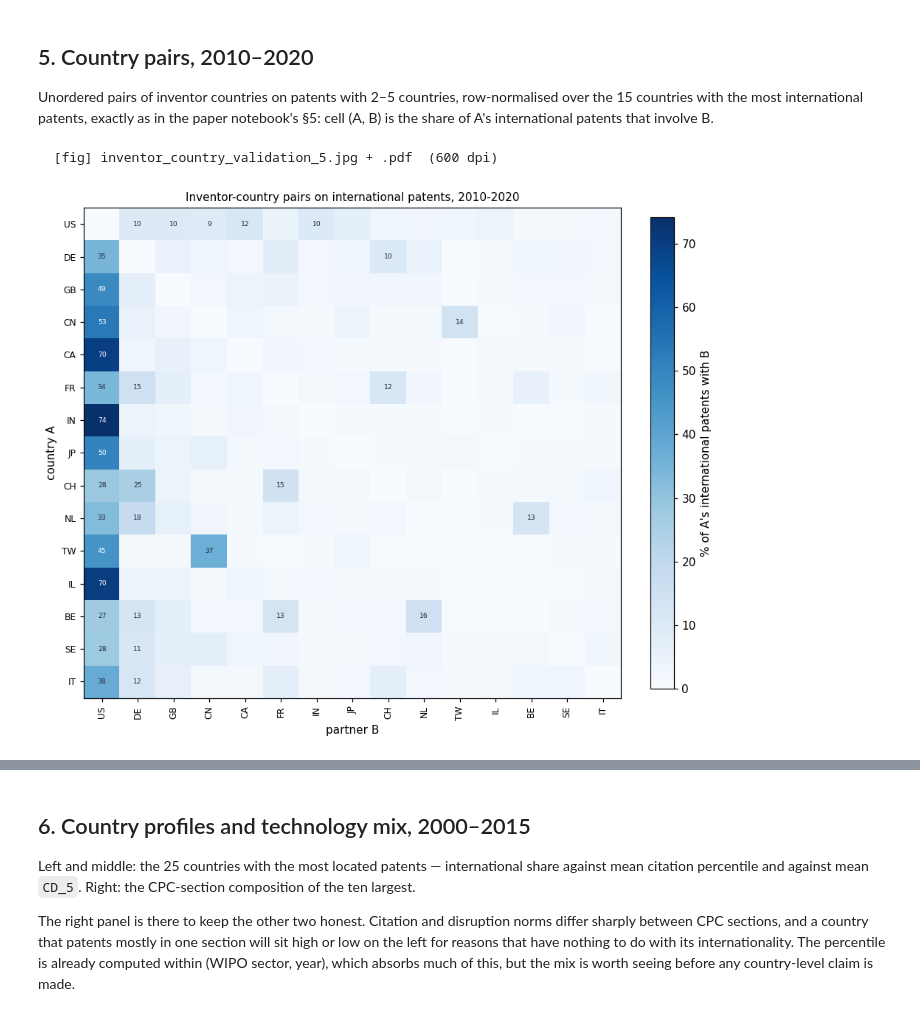
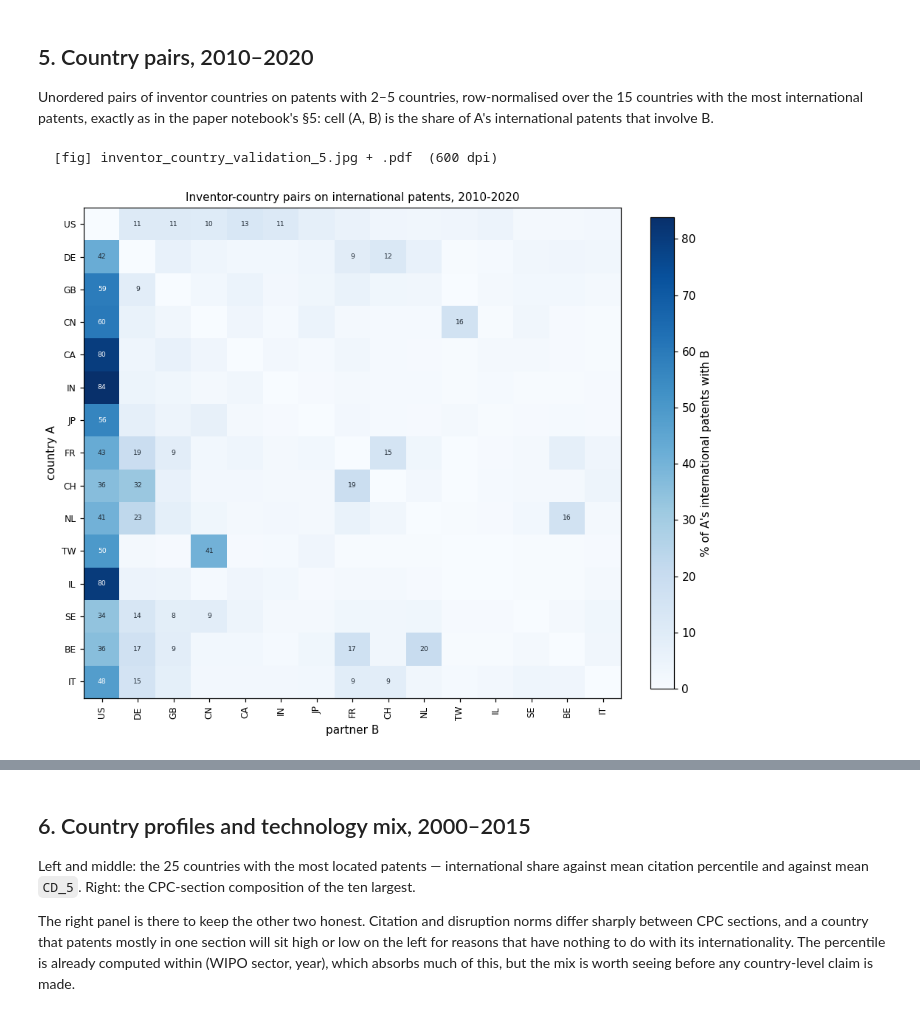
Before and after one commit to Dawoon-Jeong0523/Science-of-Science, a Jupyter notebook: validation/inventor_country_validation.ipynb, the cells around one changed output, grey strips where cells are left out. Saved outputs shown, nothing was run; the diff lists cells and outputs as text; code cells hidden in the pictures.

```diff
--- a/validation/inventor_country_validation.ipynb
+++ b/validation/inventor_country_validation.ipynb
@@ -48,9 +48,12 @@ IC   = Q('patent_inventor_country.parquet')
 META = Q('patent_metadata.parquet')
 HIT  = Q('patent_hit_probability.parquet')
 DISR = Q('patent_disruption.parquet')
-PAPER_BASE = os.environ.get('NB_BASE_FP', f'{V.VAL}/data/author_country_base.parquet')   # written by author_country_validation
+# The paper side of section 7: the base table author_country_validation writes. Its own env
+# name, so a smoke run of THIS notebook cannot be pointed at a sampled paper table by accident.
+PAPER_BASE = os.environ.get('NB_PAPER_BASE_FP', f'{V.VAL}/data/author_country_base.parquet')
 PAPER_AC, PAPER_META = V.paper('paper_author_country.parquet'), V.paper('paper_metadata.parquet')
 YMIN, YMAX = 1976, 2025
+YCOUNTRY = 1980      # the country-share series start here: 1976-79 are 76-84 % located, later years 99 %+
 
 con = duckdb.connect()
 con.execute(f"SET memory_limit='{os.environ.get('NB_DUCKDB_MEM', '150GB')}'")
@@ -78,23 +81,24 @@ def ci95(std, n):
     n = pd.to_numeric(n, errors='coerce').fillna(0).to_numpy(float)
     return 1.96 * std / np.sqrt(np.maximum(n, 1))
 
-def pair_heatmap(pairs, top, title, ax, cbar_label="% of A's international documents with B"):
+def pair_heatmap(pairs, docs, top, title, ax, cbar_label="% of A's international documents with B"):
     """pairs: DataFrame (c1, c2, n) over UNORDERED pairs, c1 < c2.
+    docs:  Series {country: number of international documents that country is on}.
 
-    Row-normalised, so the matrix is NOT symmetric: cell (A, B) is the share of A's
-    international documents that involve B. Reading it the other way round would say that a
-    small country and the US collaborate equally often, which is the opposite of the fact.
+    Row-normalised BY DOCUMENTS, so cell (A, B) is the share of A's international documents
+    that involve B. The denominator has to be counted separately: summing A's pair counts would
+    count a three-country paper twice for A (once per partner) and understate every cell by the
+    mean number of partners. The matrix is deliberately NOT symmetric -- reading it the other
+    way round would say that a small country and the US collaborate equally often.
     """
     top = list(top)
     m = pd.DataFrame(0.0, index=top, columns=top)
-    tot = {}
     for c1, c2, n in pairs[['c1', 'c2', 'n']].itertuples(index=False):
-        tot[c1] = tot.get(c1, 0) + n
-        tot[c2] = tot.get(c2, 0) + n
         if c1 in m.index and c2 in m.columns:
             m.loc[c1, c2] += n
             m.loc[c2, c1] += n
-    share = m.div(pd.Series({c: tot.get(c, 1) or 1 for c in top}), axis=0) * 100
+    den = pd.Series({c: float(docs.get(c, 0)) or 1.0 for c in top})
+    share = m.div(den, axis=0) * 100
     im = ax.imshow(share.to_numpy(), cmap=SEQ, aspect='auto')
     ax.set_xticks(range(len(top))); ax.set_xticklabels(top, rotation=90, fontsize=8)
     ax.set_yticks(range(len(top))); ax.set_yticklabels(top, fontsize=8)
@@ -348,10 +355,10 @@ globalisation of R&D as seen from inside the patent record.
 full = con.execute(f"""
 SELECT grant_year, c AS country, count(*) AS n
 FROM base, unnest(str_split(countries, ';')) AS u(c)
-WHERE countries IS NOT NULL AND grant_year BETWEEN {YMIN} AND {YMAX} GROUP BY 1, 2""").fetchdf()
+WHERE countries IS NOT NULL AND grant_year BETWEEN {YCOUNTRY} AND {YMAX} GROUP BY 1, 2""").fetchdf()
 den = con.execute(f"""
 SELECT grant_year, count(countries) AS located FROM base
-WHERE grant_year BETWEEN {YMIN} AND {YMAX} GROUP BY 1 ORDER BY 1""").fetchdf().set_index('grant_year')['located']
+WHERE grant_year BETWEEN {YCOUNTRY} AND {YMAX} GROUP BY 1 ORDER BY 1""").fetchdf().set_index('grant_year')['located']
 top10 = full[full.grant_year.between(2000, 2020)].groupby('country').n.sum().nlargest(10).index.tolist()
 frac = con.execute("""
 WITH x AS (
@@ -375,7 +382,7 @@ WHERE first_inventor_country IS NOT NULL AND assignee_countries IS NOT NULL
 fig, ax = plt.subplots(1, 3, figsize=(17, 4.3), gridspec_kw={'width_ratios': [1.4, 1, 0.9]})
 cmap = plt.get_cmap('tab10')
 for i, c in enumerate(top10):
-    g = full[full.country == c].set_index('grant_year').n.reindex(den.index)
+    g = full[full.country == c].set_index('grant_year').n.reindex(den.index, fill_value=0)   # a zero year is 0, not a gap
     ax[0].plot(den.index, 100 * g / den, lw=1.8, color=cmap(i), label=c)
 ax[0].set_xlabel('grant year'); ax[0].set_ylabel('% of located patents (full counting)')
 ax[0].legend(ncol=2, fontsize=8, frameon=False); clean(ax[0])
@@ -521,27 +528,28 @@ countries with the most international patents, exactly as in the paper notebook'
 (A, B) is the share of A's international patents that involve B.
 # %%
 %%time
-pairs = con.execute("""
+E5 = """
 WITH p AS (
   SELECT patent_id, str_split(countries, ';') AS L
   FROM base WHERE grant_year BETWEEN 2010 AND 2020 AND n_countries BETWEEN 2 AND 5),
-e AS (SELECT patent_id, u.c AS c FROM p, unnest(p.L) AS u(c))
+e AS (SELECT patent_id, u.c AS c FROM p, unnest(p.L) AS u(c))"""
+pairs = con.execute(E5 + """
 SELECT a.c AS c1, b.c AS c2, count(*) AS n
-FROM e a JOIN e b ON a.patent_id = b.patent_id AND a.c < b.c
-GROUP BY 1, 2""").fetchdf()
+FROM e a JOIN e b ON a.patent_id = b.patent_id AND a.c < b.c GROUP BY 1, 2""").fetchdf()
+# the row denominator: international patents per country, not pair occurrences
+docs5 = con.execute(E5 + "SELECT c, count(*) AS d FROM e GROUP BY 1").fetchdf().set_index('c')['d']
 if not len(pairs):
     print('[skip 5] no international patents in 2010-2020')
 else:
-    deg = pd.concat([pairs.groupby('c1').n.sum(), pairs.groupby('c2').n.sum()]).groupby(level=0).sum()
-    top15 = deg.nlargest(15).index.tolist()
+    top15 = docs5.nlargest(15).index.tolist()
     fig, ax = plt.subplots(figsize=(8.5, 7))
-    share5 = pair_heatmap(pairs, top15, 'Inventor-country pairs on international patents, 2010-2020', ax,
+    share5 = pair_heatmap(pairs, docs5, top15, 'Inventor-country pairs on international patents, 2010-2020', ax,
                           "% of A's international patents with B")
     V.save('5')
     print(pairs.nlargest(15, 'n').to_string(index=False))
 # %% [output]
   [fig] inventor_country_validation_5.jpg + .pdf  (600 dpi)
-[figure, old version]
+[figure, new version]
 c1 c2     n
 CA US 22295
 IN US 19458
```
Also changed, not shown: parts of 11 cells of this notebook, 29 other files.
